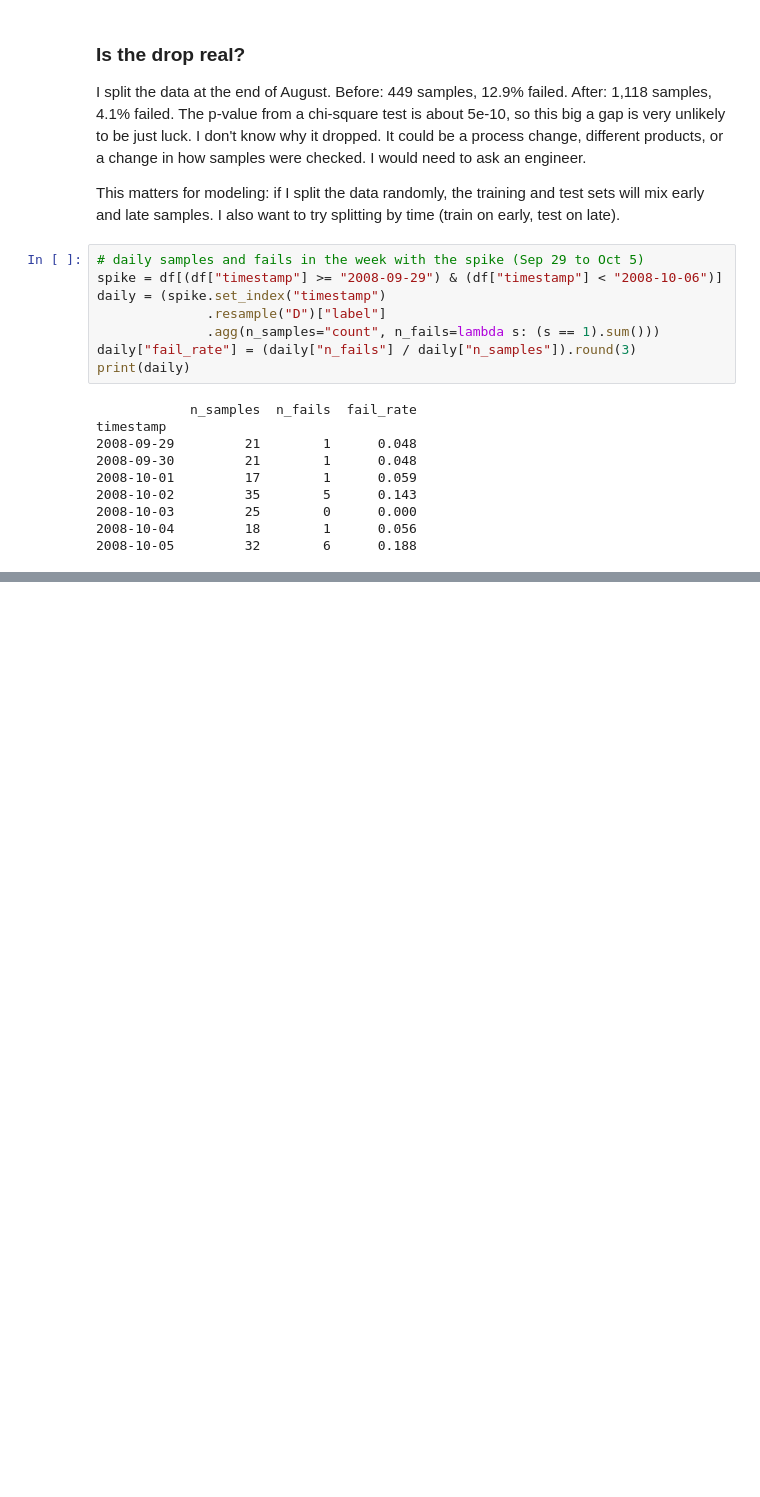
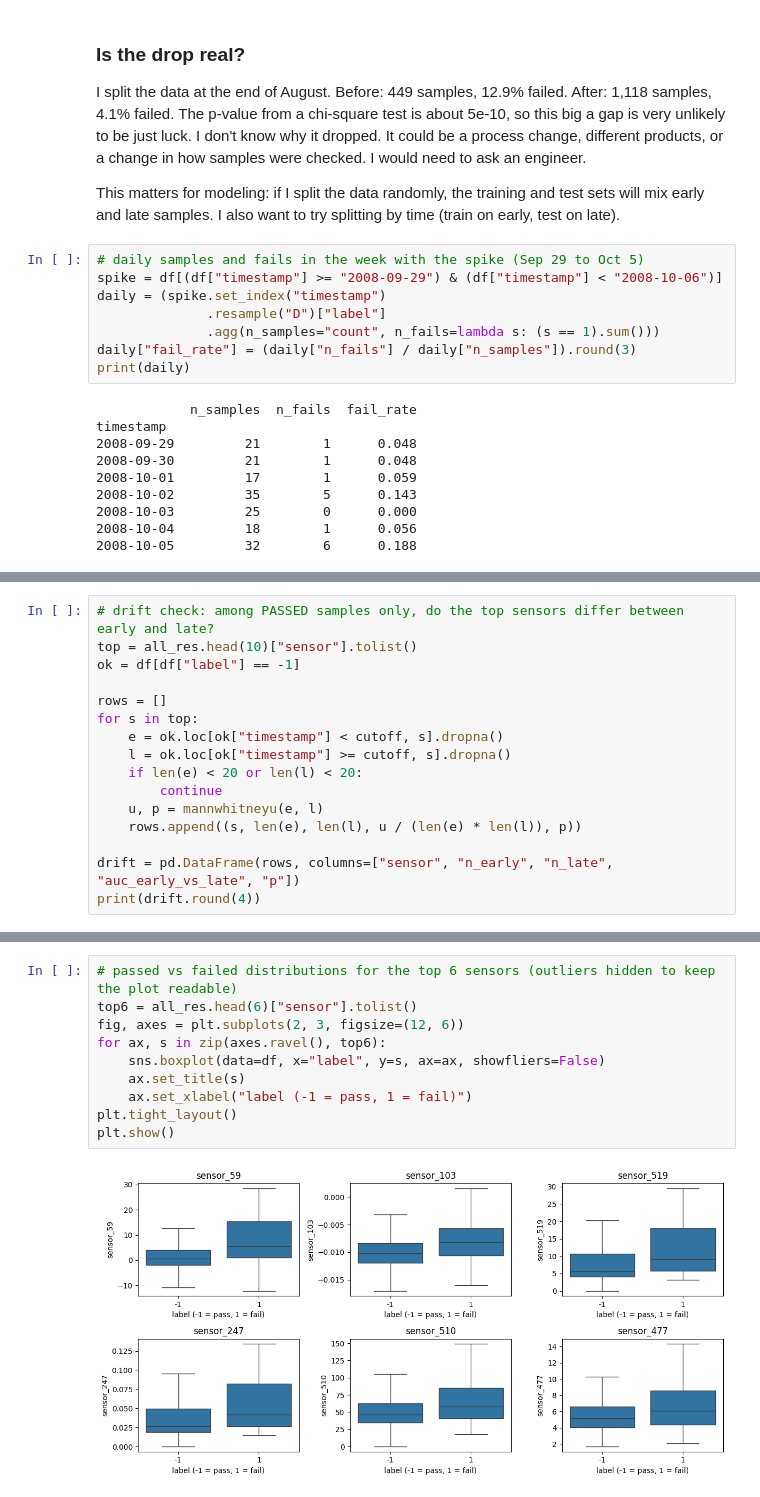
Before and after one commit to yuning777/secom-process-analysis, a Jupyter notebook: notebooks/02_eda.ipynb, the cells around one changed output, grey strips where cells are left out. Cells and saved outputs as stored; diff of their text form; blank space fills up the shorter version.

```diff
--- a/notebooks/02_eda.ipynb
+++ b/notebooks/02_eda.ipynb
@@ -126,0 +176,16 @@ I treat this as a lead to check, not a finding.
+# %%
+# drift check: among PASSED samples only, do the top sensors differ between early and late?
+top = all_res.head(10)["sensor"].tolist()
+ok = df[df["label"] == -1]
+
+rows = []
+for s in top:
+    e = ok.loc[ok["timestamp"] < cutoff, s].dropna()
+    l = ok.loc[ok["timestamp"] >= cutoff, s].dropna()
+    if len(e) < 20 or len(l) < 20:
+        continue
+    u, p = mannwhitneyu(e, l)
+    rows.append((s, len(e), len(l), u / (len(e) * len(l)), p))
+
+drift = pd.DataFrame(rows, columns=["sensor", "n_early", "n_late", "auc_early_vs_late", "p"])
+print(drift.round(4))
@@ -126,0 +204,12 @@ I treat this as a lead to check, not a finding.
+# %%
+# passed vs failed distributions for the top 6 sensors (outliers hidden to keep the plot readable)
+top6 = all_res.head(6)["sensor"].tolist()
+fig, axes = plt.subplots(2, 3, figsize=(12, 6))
+for ax, s in zip(axes.ravel(), top6):
+    sns.boxplot(data=df, x="label", y=s, ax=ax, showfliers=False)
+    ax.set_title(s)
+    ax.set_xlabel("label (-1 = pass, 1 = fail)")
+plt.tight_layout()
+plt.show()
+# %% [output]
+[figure, added]
```
Also changed, not shown: parts of 10 cells of this notebook, 3 other files.
